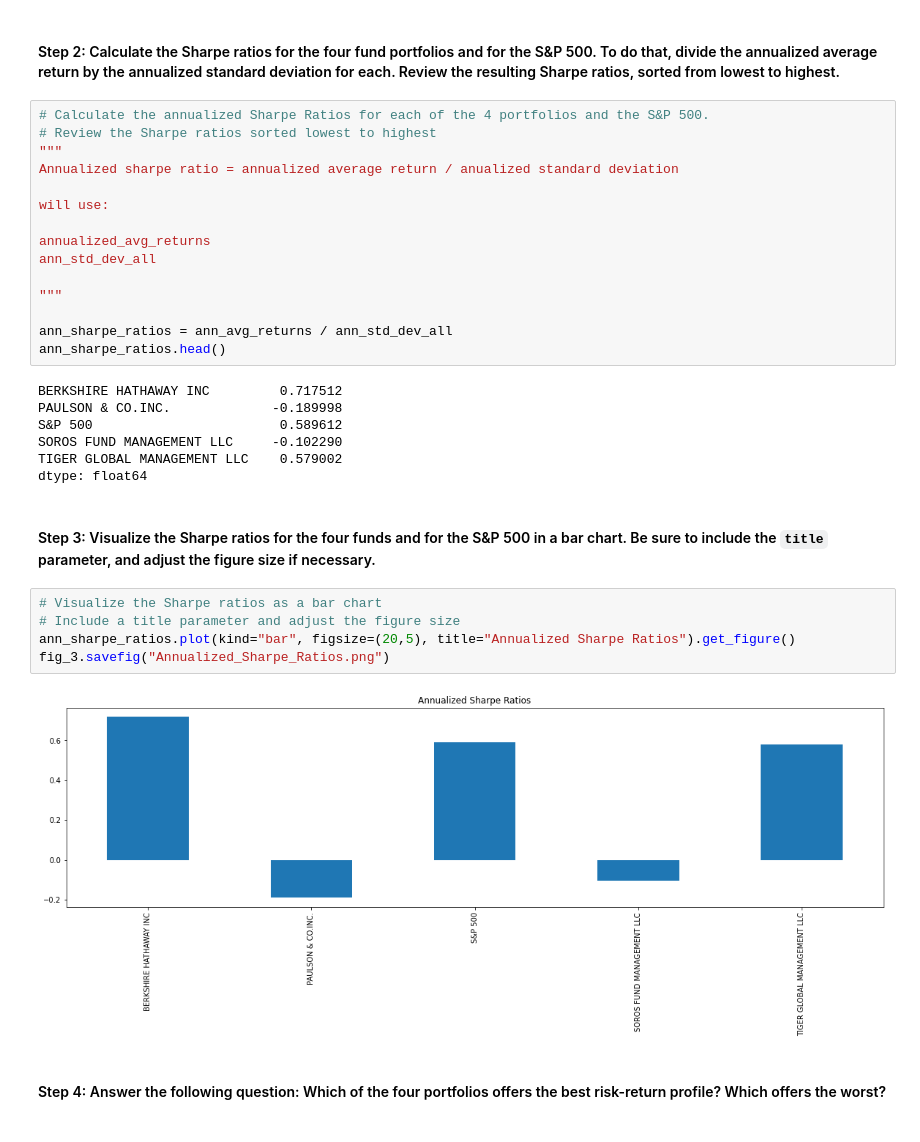
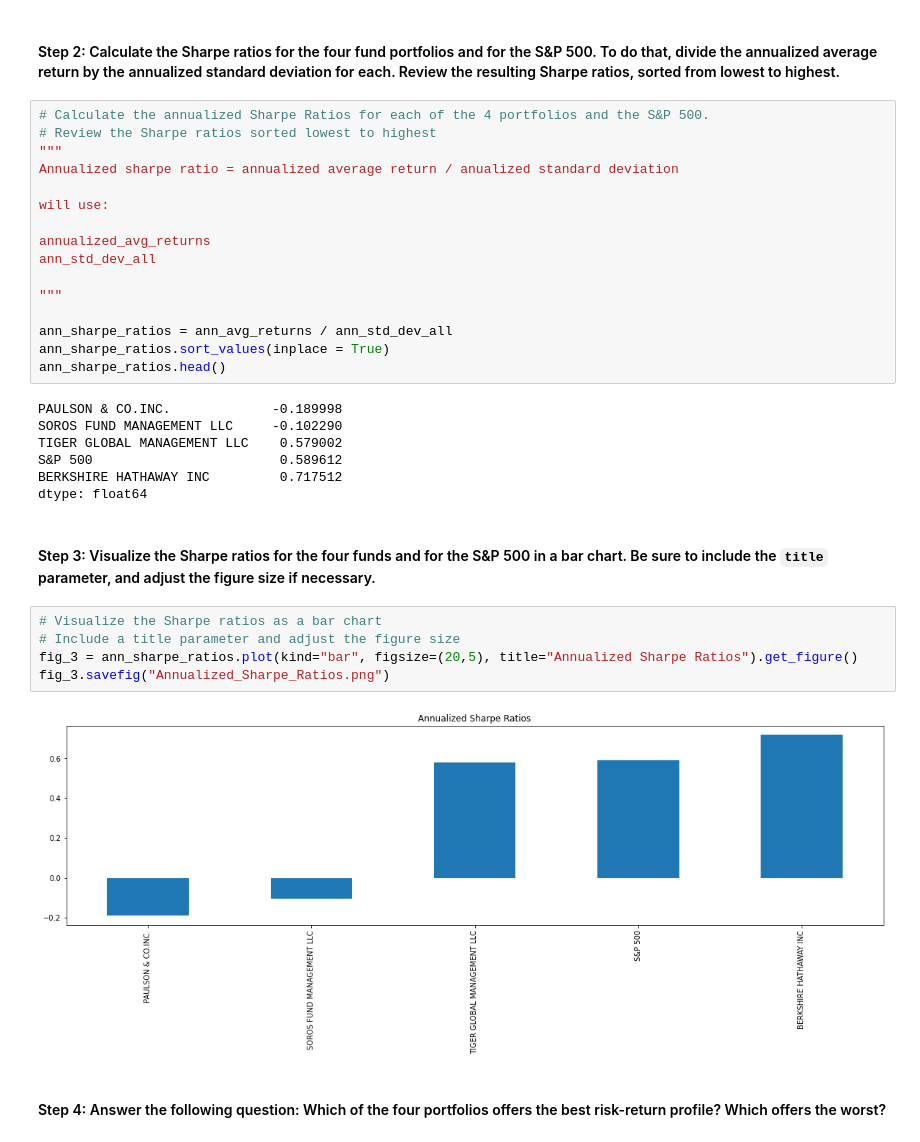
Before and after one commit to rhurst11/Fintech_Module_4_Challenge, a Jupyter notebook: Workspace/risk_return_analysis.ipynb, the cells around one changed output. Cells and saved outputs as stored; diff of their text form.

```diff
--- a/Workspace/risk_return_analysis.ipynb
+++ b/Workspace/risk_return_analysis.ipynb
@@ -414,23 +414,24 @@ ann_std_dev_all
 """
 
 ann_sharpe_ratios = ann_avg_returns / ann_std_dev_all
+ann_sharpe_ratios.sort_values(inplace = True)
 ann_sharpe_ratios.head()
 # %% [output]
-BERKSHIRE HATHAWAY INC         0.717512
 PAULSON & CO.INC.             -0.189998
-S&P 500                        0.589612
 SOROS FUND MANAGEMENT LLC     -0.102290
 TIGER GLOBAL MANAGEMENT LLC    0.579002
+S&P 500                        0.589612
+BERKSHIRE HATHAWAY INC         0.717512
 dtype: float64
 # %% [markdown]
 #### Step 3: Visualize the Sharpe ratios for the four funds and for the S&P 500 in a bar chart. Be sure to include the `title` parameter, and adjust the figure size if necessary.
 # %%
 # Visualize the Sharpe ratios as a bar chart
 # Include a title parameter and adjust the figure size
-ann_sharpe_ratios.plot(kind="bar", figsize=(20,5), title="Annualized Sharpe Ratios").get_figure()
+fig_3 = ann_sharpe_ratios.plot(kind="bar", figsize=(20,5), title="Annualized Sharpe Ratios").get_figure()
 fig_3.savefig("Annualized_Sharpe_Ratios.png")
 # %% [output]
-[figure, old version]
+[figure, new version]
 # %% [markdown]
 #### Step 4: Answer the following question: Which of the four portfolios offers the best risk-return profile? Which offers the worst?
 # %% [markdown]
```
Also changed, not shown: parts of 3 cells of this notebook, 1 other file.
